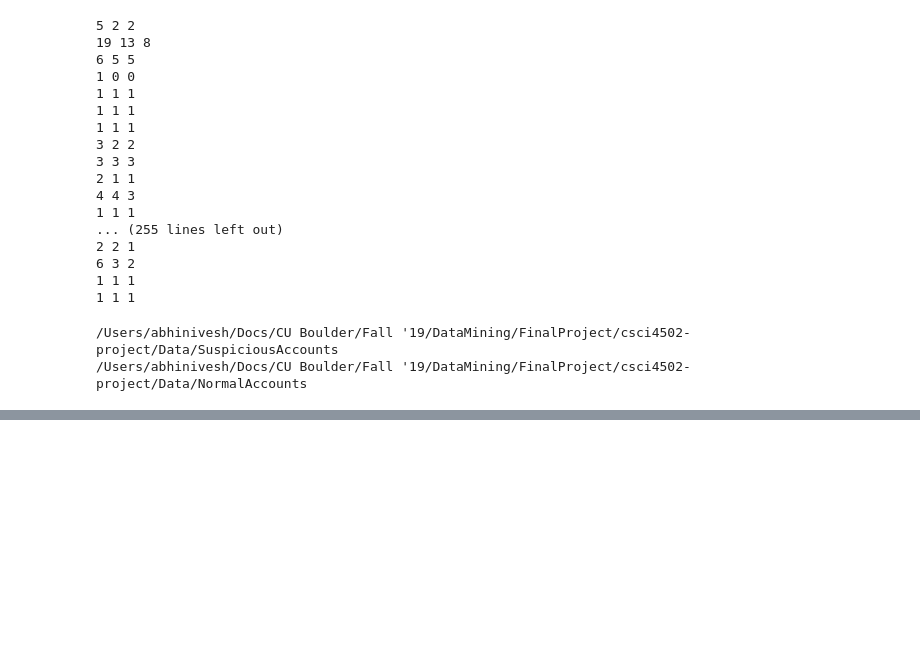
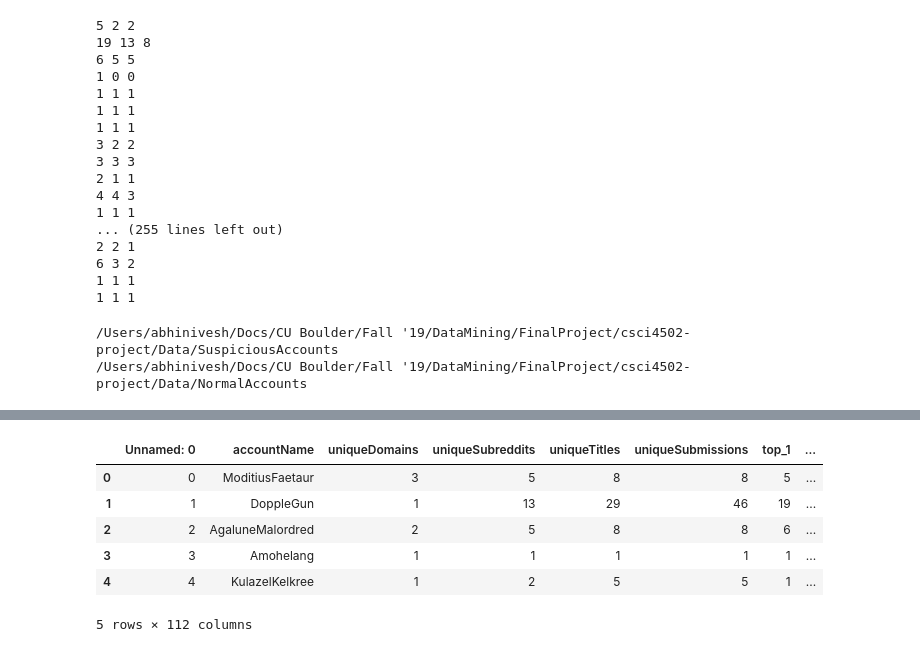
Before and after one commit to benibienz/reddit-analysis, a Jupyter notebook: Data/FeatureEngineering.ipynb, the cells around one changed output, grey strips where cells are left out. Drawn from its saved outputs; the diff is of its cells as text; code cells hidden in the pictures; blank space fills up the shorter version.

```diff
--- a/Data/FeatureEngineering.ipynb
+++ b/Data/FeatureEngineering.ipynb
@@ -206,0 +403,11 @@ final_df.to_csv("All_Accounts.csv")
+# %%
+final_df = pd.merge(actual_df, w2v_df, on = 'accountName')
+final_df.head()
+# %% [output]
+|  | Unnamed: 0 | accountName | uniqueDomains | uniqueSubreddits | uniqueTitles | uniqueSubmissions | top_1 | ... |
+| 0 | 0 | ModitiusFaetaur | 3 | 5 | 8 | 8 | 5 | ... |
+| 1 | 1 | DoppleGun | 1 | 13 | 29 | 46 | 19 | ... |
+| 2 | 2 | AgaluneMalordred | 2 | 5 | 8 | 8 | 6 | ... |
+| 3 | 3 | Amohelang | 1 | 1 | 1 | 1 | 1 | ... |
+| 4 | 4 | KulazelKelkree | 1 | 2 | 5 | 5 | 1 | ... |
+5 rows × 112 columns
```
Also changed, not shown: parts of 17 cells of this notebook, 5 other files.
